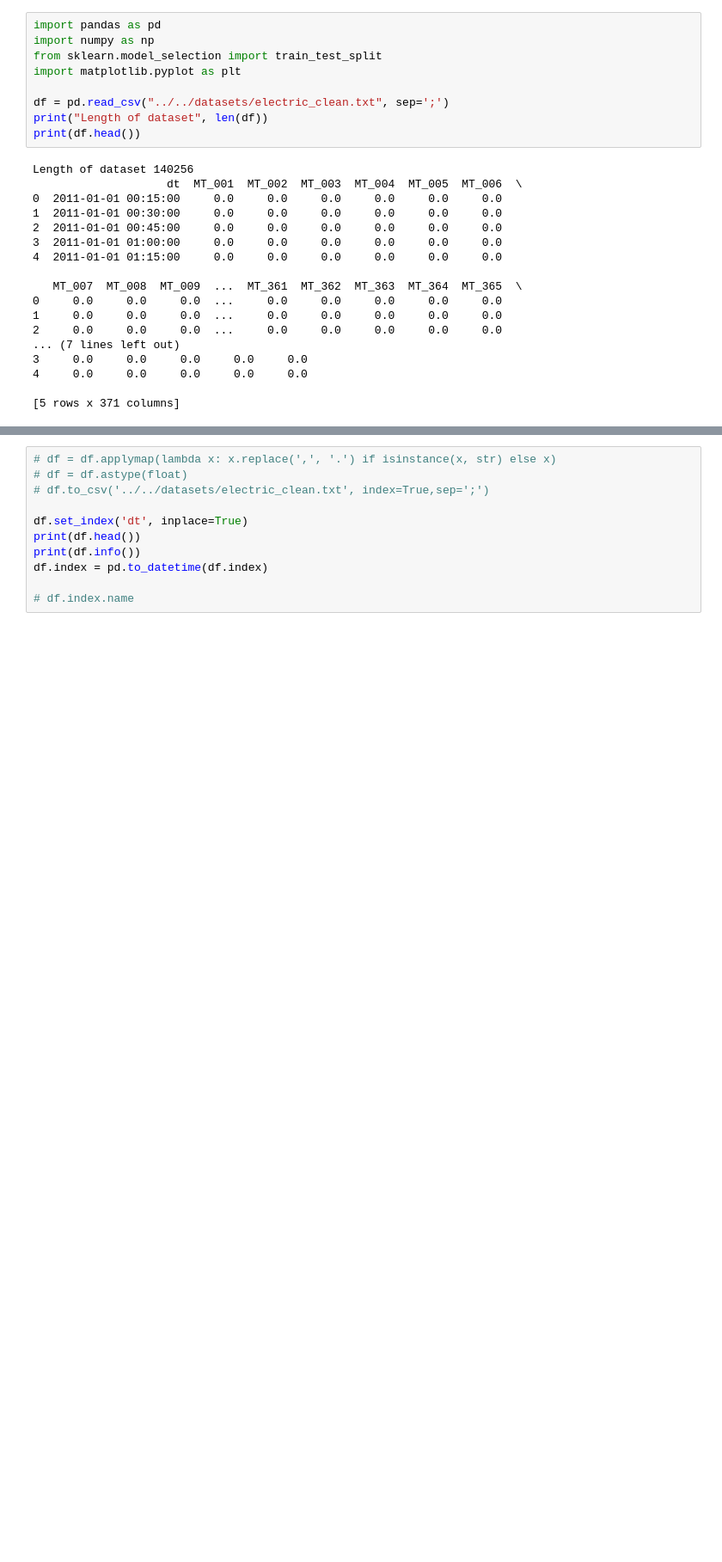
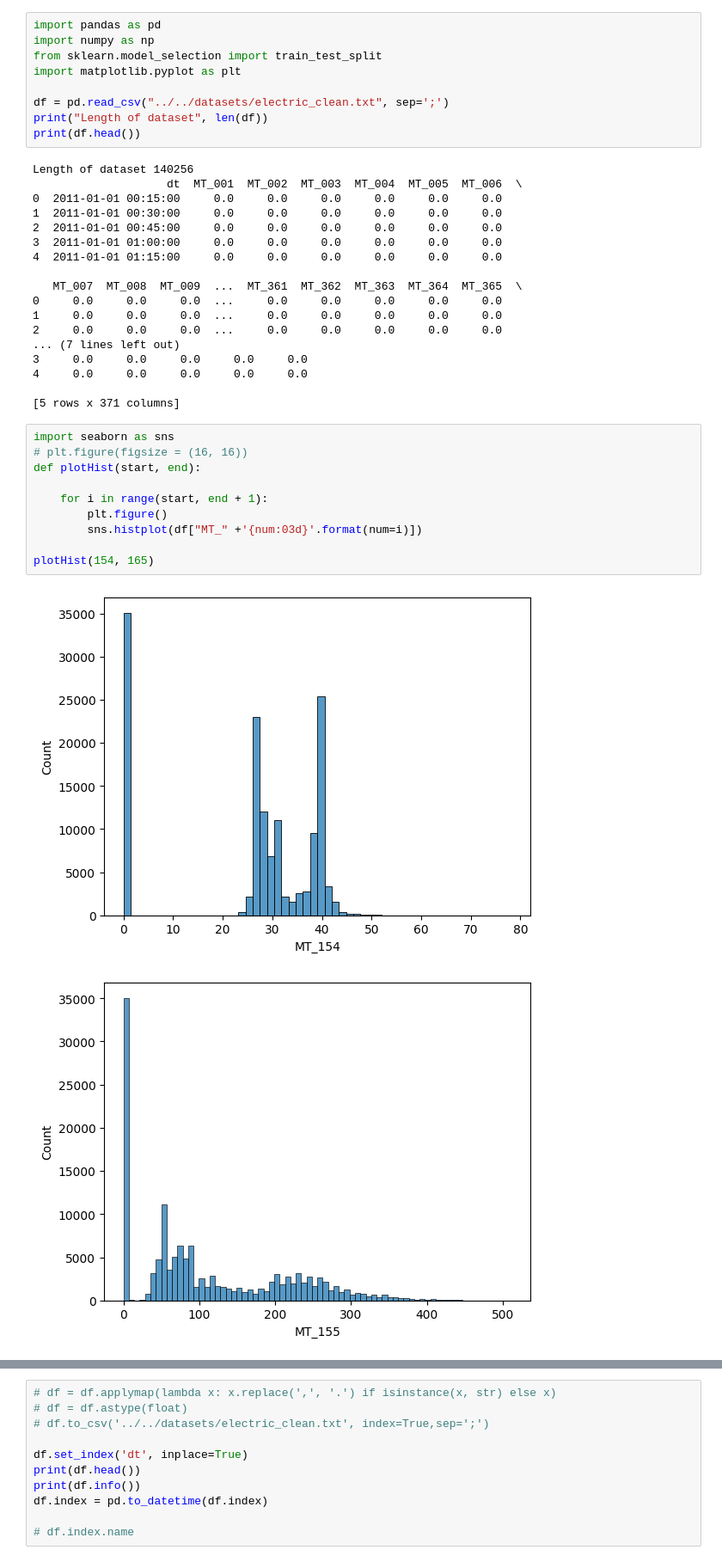
Before and after one commit to DenardYap/time-series-forecasting, a Jupyter notebook: src/playground/transformer_playground_electric.ipynb, the cells around one changed output, grey strips where cells are left out. Shown at 86% size. Cells and saved outputs as stored; diff of their text form; blank space fills up the shorter version.

```diff
--- a/src/playground/transformer_playground_electric.ipynb
+++ b/src/playground/transformer_playground_electric.ipynb
@@ -37,3 +37,16 @@ Length of dataset 140256
 4     0.0     0.0     0.0     0.0     0.0
 
 [5 rows x 371 columns]
+# %%
+import seaborn as sns
+# plt.figure(figsize = (16, 16))
+def plotHist(start, end):
+
+    for i in range(start, end + 1):
+        plt.figure()
+        sns.histplot(df["MT_" +'{num:03d}'.format(num=i)])
+
+plotHist(154, 165)
+# %% [output]
+[figure, added]
+[figure, added]
```
Also changed, not shown: parts of 41 cells of this notebook, 12 other files.
